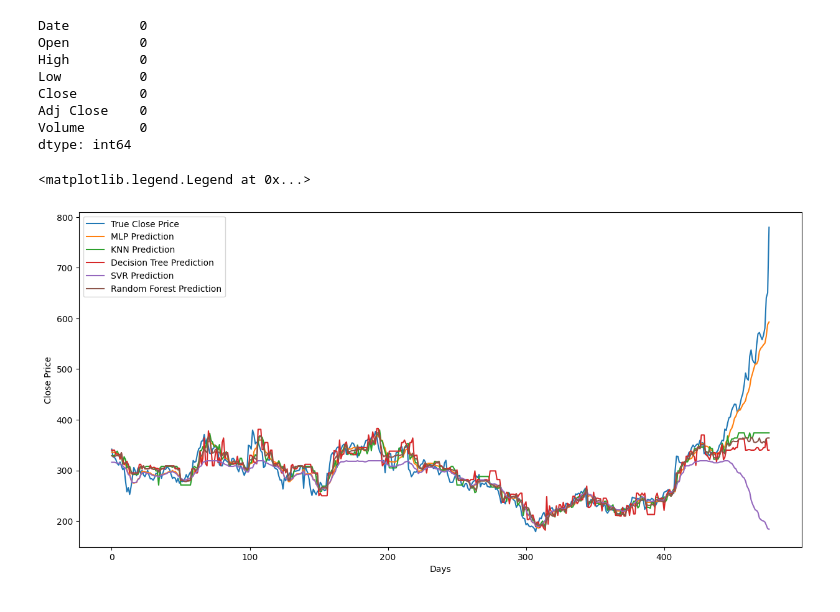
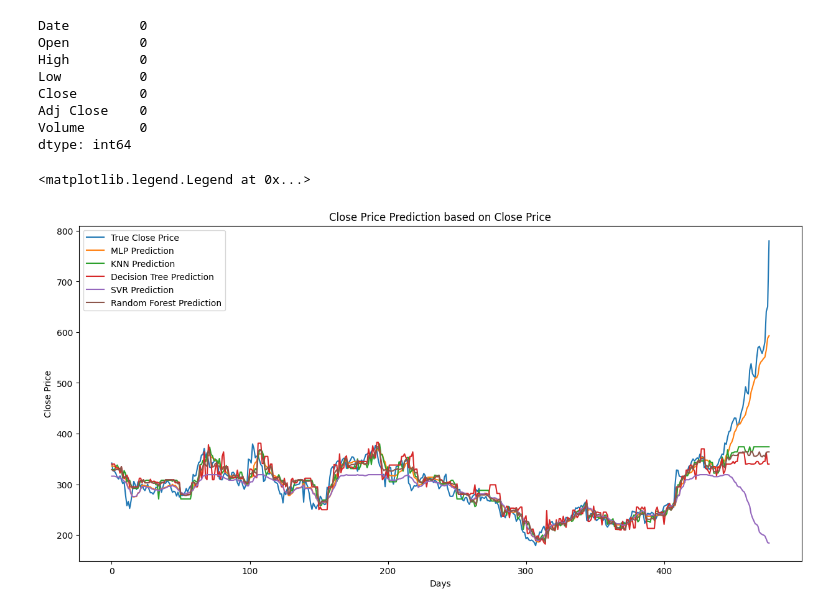
Before and after one commit to aliifam/ppd, a Jupyter notebook: ppd/pekan6/tugas.ipynb, the cells around one changed output. Cells and saved outputs as stored; diff of their text form; code cells hidden in the pictures.

```diff
--- a/ppd/pekan6/tugas.ipynb
+++ b/ppd/pekan6/tugas.ipynb
@@ -176,18 +176,19 @@ rmse_rf, corr_rf, y_pred_rf = rf_model(X_train, y_train, X_test, y_test)
 # %%
 # visualisasi hasil prediksi
 plt.figure(figsize=(15, 7))
 plt.plot(test_close[window_size:], label='True Close Price')
 plt.plot(y_pred_mlp, label='MLP Prediction')
 plt.plot(y_pred_knn, label='KNN Prediction')
 plt.plot(y_pred_dt, label='Decision Tree Prediction')
 plt.plot(y_pred_svr, label='SVR Prediction')
 plt.plot(y_pred_rf, label='Random Forest Prediction')
 plt.ylabel('Close Price')
 plt.xlabel('Days')
+plt.title('Close Price Prediction based on Close Price')
 plt.legend()
 # %% [output]
 <matplotlib.legend.Legend at 0x...>
-[figure, old version]
+[figure, new version]
 # %%
 # hasil evaluasi model
 print('------------------------------------------------')
```
Also changed, not shown: parts of 2 cells of this notebook, 1 other file.
